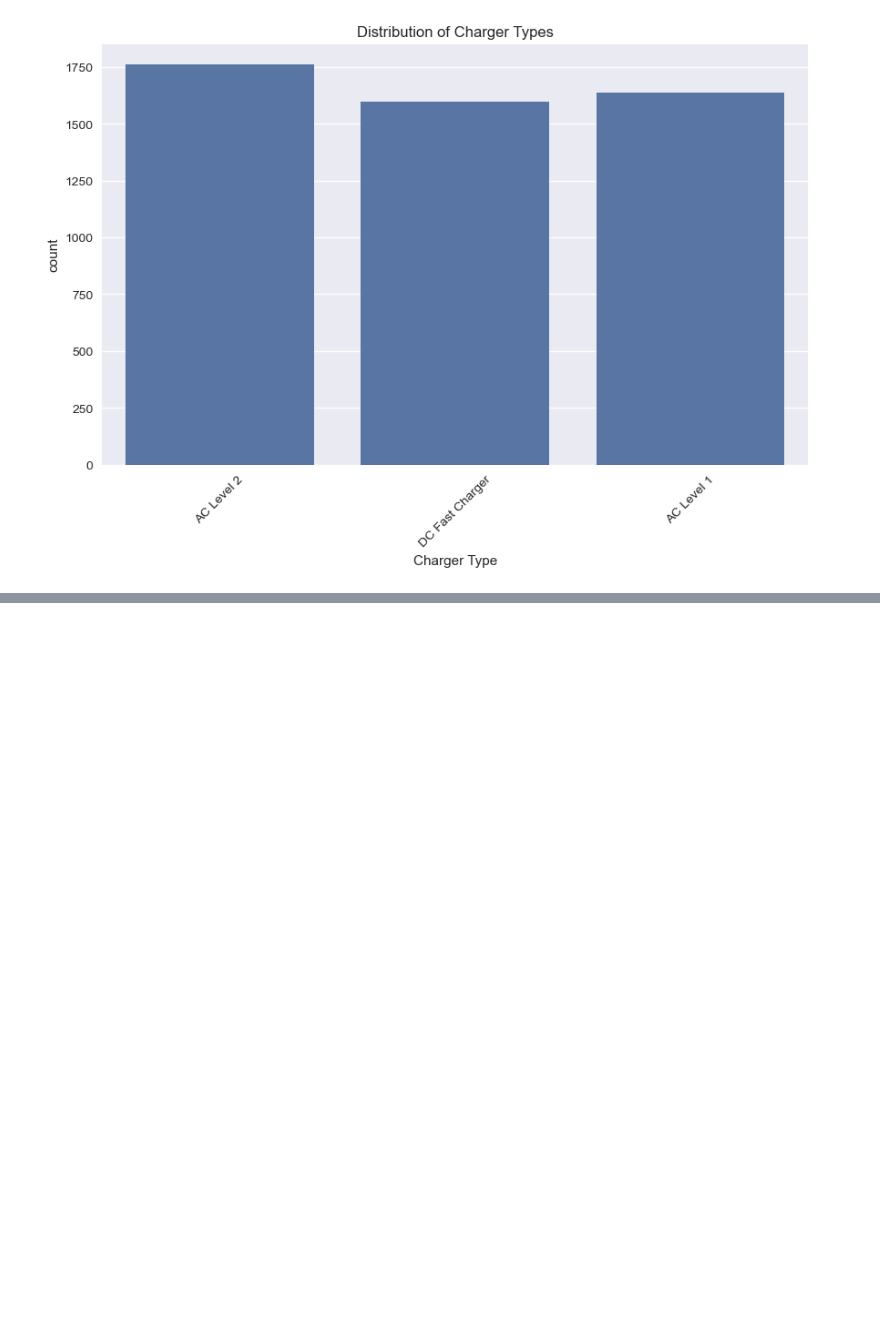
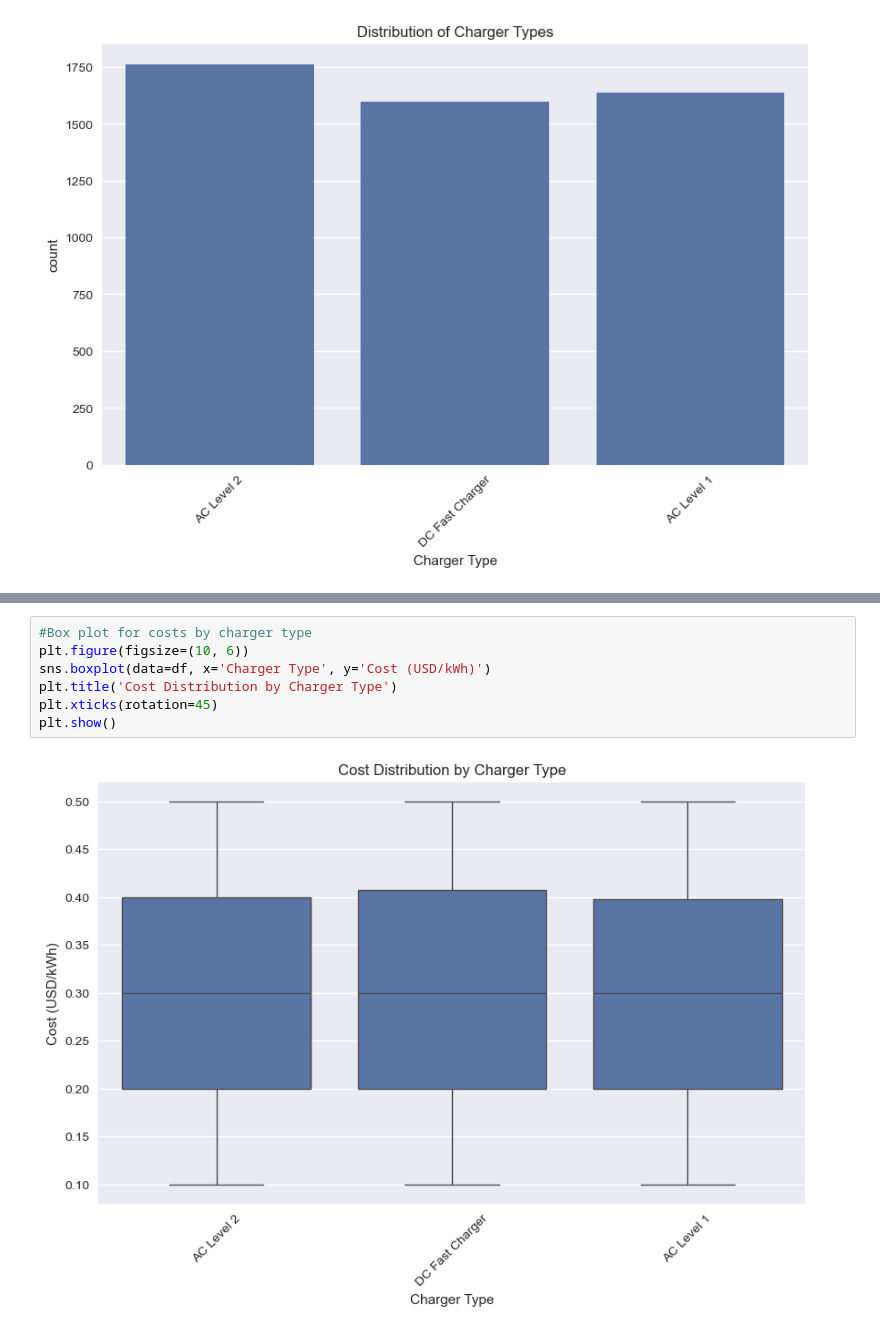
Before and after one commit to brennanlmorris/EV_infrastructure, a Jupyter notebook: EV_infrastructure.ipynb, the cells around one changed output, grey strips where cells are left out. Drawn from its saved outputs; the diff is of its cells as text; blank space fills up the shorter version.

```diff
--- a/EV_infrastructure.ipynb
+++ b/EV_infrastructure.ipynb
@@ -111,0 +123,9 @@ plt.show()
+# %%
+#Box plot for costs by charger type
+plt.figure(figsize=(10, 6))
+sns.boxplot(data=df, x='Charger Type', y='Cost (USD/kWh)')
+plt.title('Cost Distribution by Charger Type')
+plt.xticks(rotation=45)
+plt.show()
+# %% [output]
+[figure, added]
```
Also changed, not shown: parts of 5 cells of this notebook.
